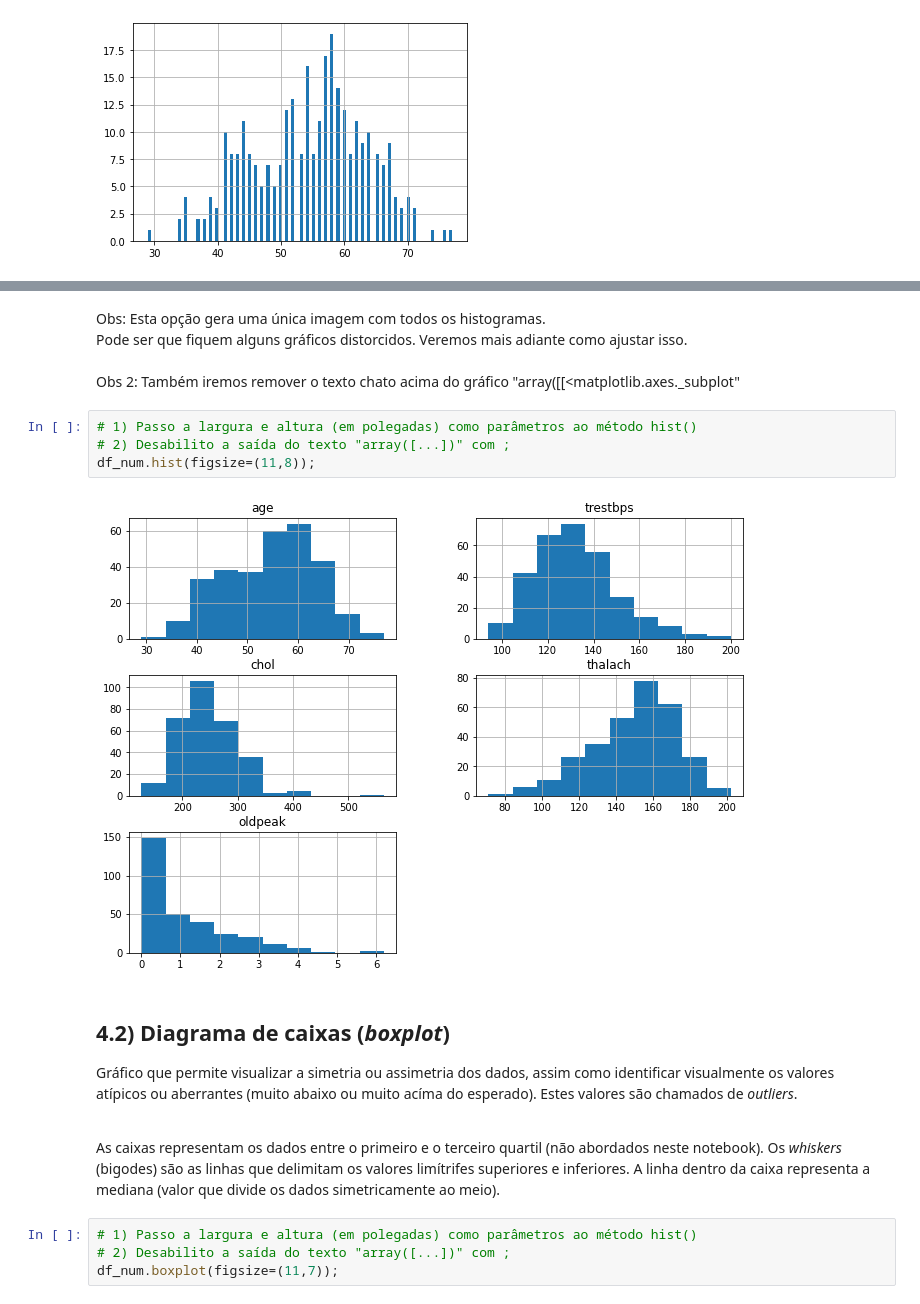
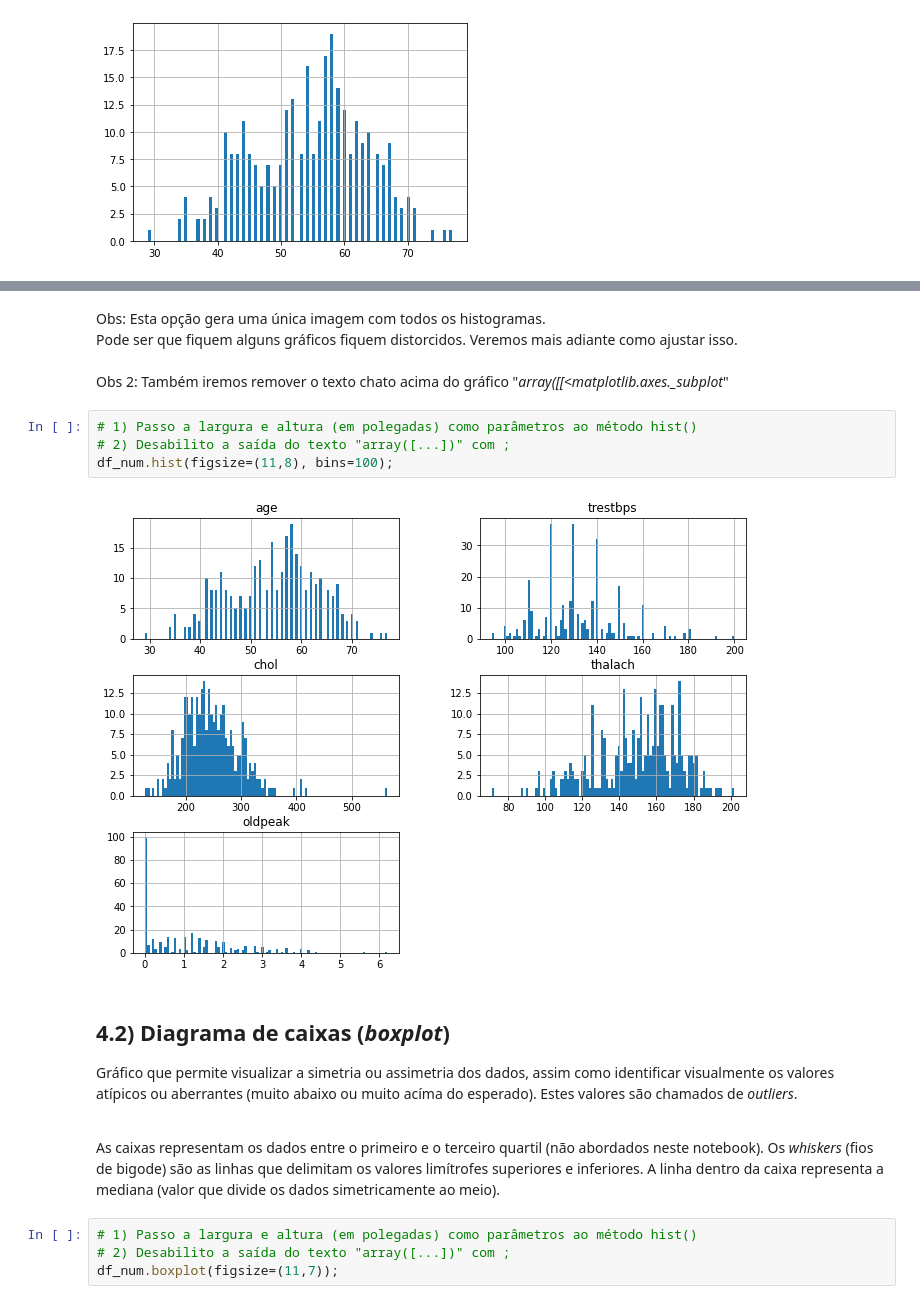
Before and after one commit to simplifique-treinamentos/notebooks-python, a Jupyter notebook: resumindo_dados.ipynb, the cells around one changed output, grey strips where cells are left out. Cells and saved outputs as stored; diff of their text form.

```diff
--- a/resumindo_dados.ipynb
+++ b/resumindo_dados.ipynb
@@ -309,20 +302,20 @@ array([[<matplotlib.axes._subplots.AxesSubplot object at 0x...>,
 [figure]
 # %% [markdown]
 Obs: Esta opção gera uma única imagem com todos os histogramas. <br />
-Pode ser que fiquem alguns gráficos distorcidos. Veremos mais adiante como ajustar isso.
+Pode ser que fiquem alguns gráficos fiquem distorcidos. Veremos mais adiante como ajustar isso.
 <br /><br />
-Obs 2: Também iremos remover o texto chato acima do gráfico "array([[<matplotlib.axes._subplot"
+Obs 2: Também iremos remover o texto chato acima do gráfico "*array([[<matplotlib.axes._subplot*"
 # %%
 # 1) Passo a largura e altura (em polegadas) como parâmetros ao método hist()
 # 2) Desabilito a saída do texto "array([...])" com ;
-df_num.hist(figsize=(11,8));
+df_num.hist(figsize=(11,8), bins=100);
 # %% [output]
-[figure, old version]
+[figure, new version]
 # %% [markdown]
 ## 4.2) Diagrama de caixas (*boxplot*)
 Gráfico que permite visualizar a simetria ou assimetria dos dados, assim como identificar visualmente os valores atípicos ou aberrantes (muito abaixo ou muito acíma do esperado). Estes valores são chamados de *outliers*.<br /><br />
 
-As caixas representam os dados entre o primeiro e o terceiro quartil (não abordados neste notebook). Os *whiskers* (bigodes) são as linhas que delimitam os valores limítrifes superiores e inferiores. A linha dentro da caixa representa a mediana (valor que divide os dados simetricamente ao meio).
+As caixas representam os dados entre o primeiro e o terceiro quartil (não abordados neste notebook). Os *whiskers* (fios de bigode) são as linhas que delimitam os valores limítrofes superiores e inferiores. A linha dentro da caixa representa a mediana (valor que divide os dados simetricamente ao meio).
 # %%
 # 1) Passo a largura e altura (em polegadas) como parâmetros ao método hist()
 # 2) Desabilito a saída do texto "array([...])" com ;
```
Also changed, not shown: parts of 34 cells of this notebook.
